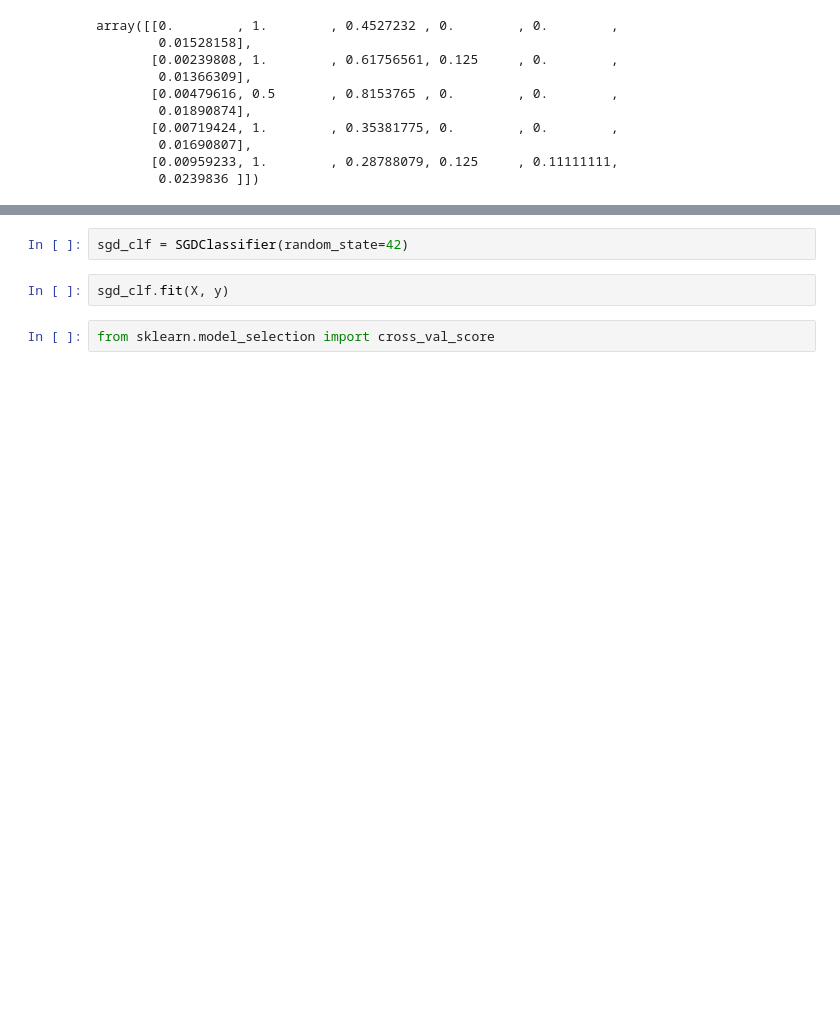
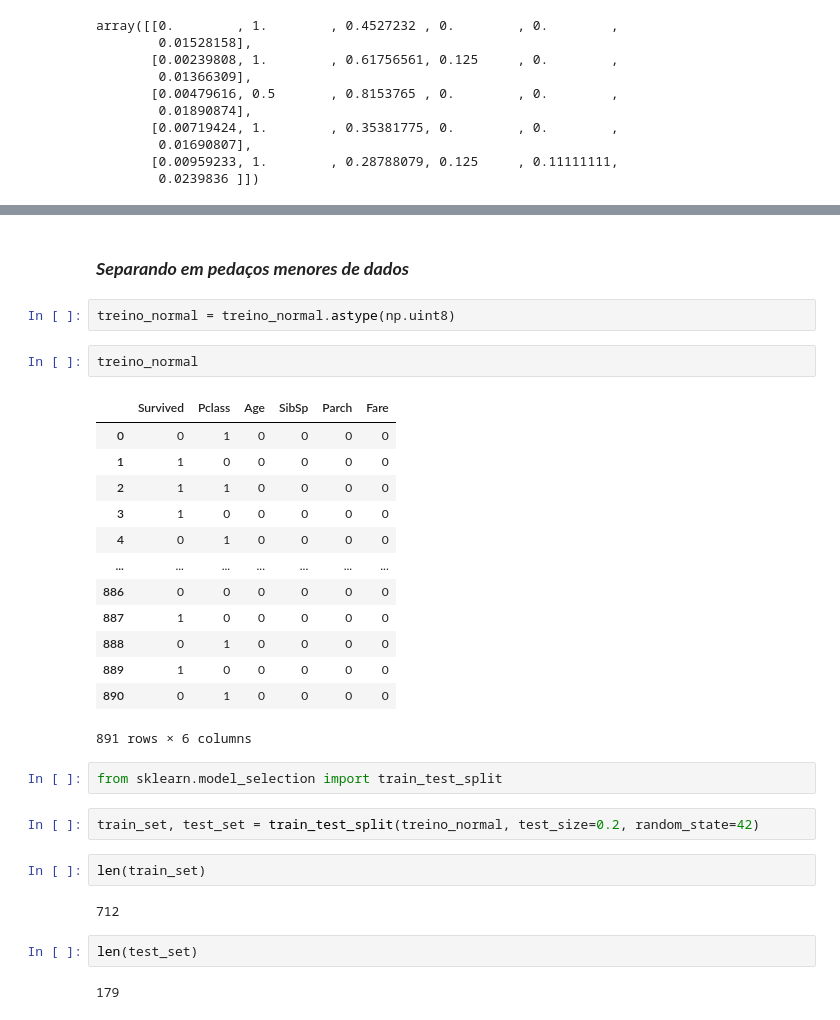
Before and after one commit to joaomboni/Titanic, a Jupyter notebook: titanic/TITANIC.ipynb, the cells around one changed output, grey strips where cells are left out. Drawn from its saved outputs; the diff is of its cells as text; blank space fills up the shorter version.

```diff
--- a/titanic/TITANIC.ipynb
+++ b/titanic/TITANIC.ipynb
@@ -543,6 +541,32 @@ from sklearn.linear_model import SGDClassifier
-# %%
-sgd_clf = SGDClassifier(random_state=42)
-# %%
-sgd_clf.fit(X, y)
-# %%
-from sklearn.model_selection import cross_val_score
+# %% [markdown]
+<h3><strong><em>Separando em pedaços menores de dados</em></strong></h3>
+# %%
+treino_normal = treino_normal.astype(np.uint8)
+# %%
+treino_normal
+# %% [output]
+|  | Survived | Pclass | Age | SibSp | Parch | Fare |
+| 0 | 0 | 1 | 0 | 0 | 0 | 0 |
+| 1 | 1 | 0 | 0 | 0 | 0 | 0 |
+| 2 | 1 | 1 | 0 | 0 | 0 | 0 |
+| 3 | 1 | 0 | 0 | 0 | 0 | 0 |
+| 4 | 0 | 1 | 0 | 0 | 0 | 0 |
+| ... | ... | ... | ... | ... | ... | ... |
+| 886 | 0 | 0 | 0 | 0 | 0 | 0 |
+| 887 | 1 | 0 | 0 | 0 | 0 | 0 |
+| 888 | 0 | 1 | 0 | 0 | 0 | 0 |
+| 889 | 1 | 0 | 0 | 0 | 0 | 0 |
+| 890 | 0 | 1 | 0 | 0 | 0 | 0 |
+891 rows × 6 columns
+# %%
+from sklearn.model_selection import train_test_split
+# %%
+train_set, test_set = train_test_split(treino_normal, test_size=0.2, random_state=42)
+# %%
+len(train_set)
+# %% [output]
+712
+# %%
+len(test_set)
+# %% [output]
+179
```
Also changed, not shown: parts of 26 cells of this notebook.
